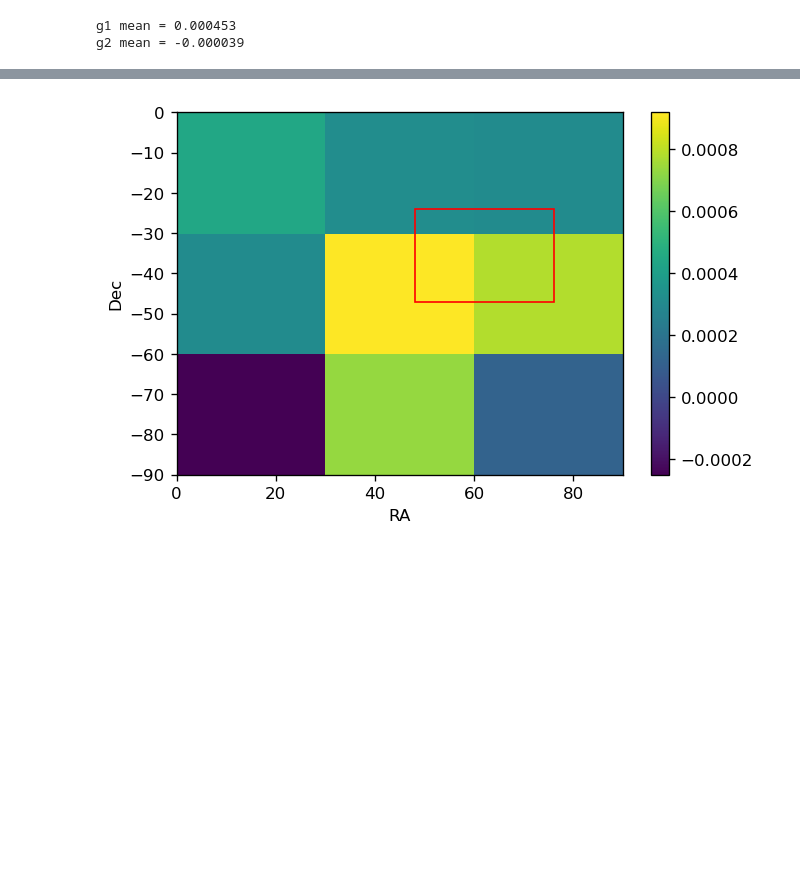
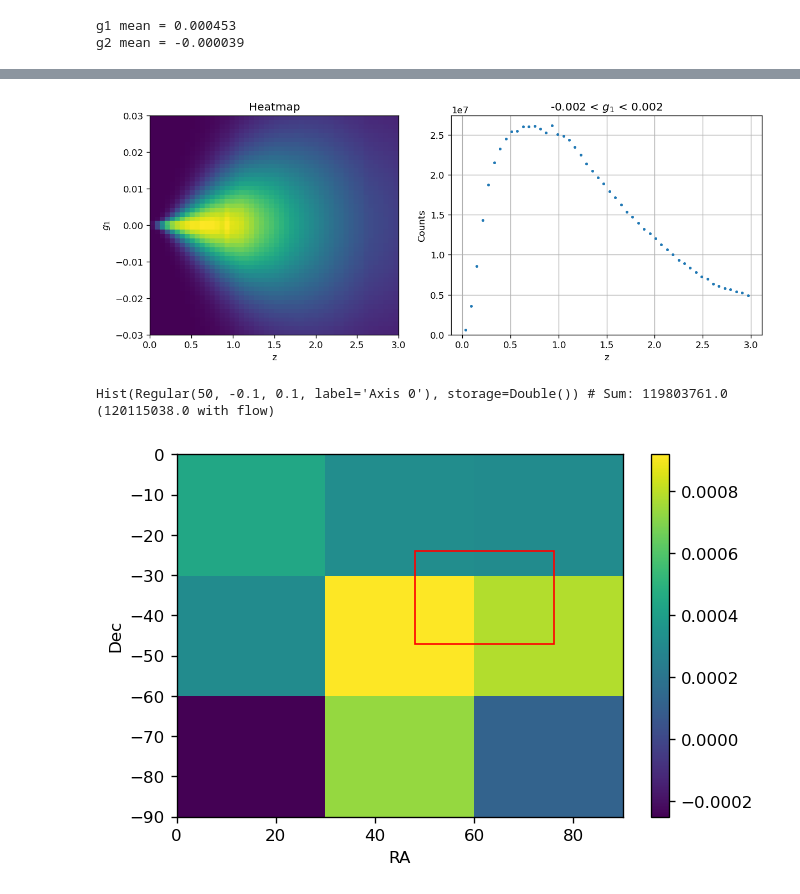
Before and after one commit to cwwalter/seagull-study, a Jupyter notebook: Seagull.ipynb, the cells around one changed output, grey strips where cells are left out. Saved outputs shown, nothing was run; the diff lists cells and outputs as text; code cells hidden in the pictures; blank space fills up the shorter version.

```diff
--- a/Seagull.ipynb
+++ b/Seagull.ipynb
@@ -152,18 +185,0 @@ Text(0, 0.5, '$\\langle g_1 \\rangle$')
-# %%
-import hvplot.dask
-import hvplot.pandas
-
-num_bins = 50
-
-#x_range = np.linspace(45, 80, num_bins)
-#y_range = np.linspace(-45, -24, num_bins)
-
-x_range = np.linspace(-.04, .04, num_bins)
-y_range = np.linspace(-.04, .04, num_bins)
-
-df['x'] = df.g1.map_partitions(pd.cut, bins=x_range, labels=y_range[:-1])
-df['y'] = df.g2.map_partitions(pd.cut, bins=y_range, labels=x_range[:-1])
-
-grouped = df.groupby(['x', 'y']).g1.count().compute()
-map = grouped.unstack()
-map.hvplot.heatmap(y='index', x='columns', width=800, height=500, rot =70, xformatter='%0.3f', logz=True)
@@ -173,0 +186,7 @@ map.hvplot.heatmap(y='index', x='columns', width=800, height=500, rot =70, xform
+# %%
+@dask_hist
+def dask_heatmap(df):
+
+    h = Hist.new.Reg(50, 0, 3, name='Redshift', label='z').Reg(50, -0.03, 0.03, name='$g_1$').Double()
+    h.fill(df.z, df.g1)
+    return h
@@ -174 +208,28 @@ map.hvplot.heatmap(y='index', x='columns', width=800, height=500, rot =70, xform
+# %%
+fig = plt.figure(figsize=(10, 4), constrained_layout=True)
+gs = fig.add_gridspec(1, 2, width_ratios=[0.8, 1])
+ax0 = fig.add_subplot(gs[0, 0])
+ax1 = fig.add_subplot(gs[0, 1])
+
+dask_heatmap(df).plot(ax=ax0, cbar=False)
+ax0.set_title('Heatmap')
+
+hist_z(df.query('-0.002 < g1 < 0.002')).plot(ax=ax1, histtype='errorbar', markersize=4)
+ax1.set_xlabel('z')
+ax1.set_ylabel('Counts')
+ax1.set_title('-0.002 < $g_1$ < 0.002')
+ax1.grid(True)
+# %% [output]
+[figure, added]
+# %%
+@dask_hist
+def g1_slice(selected):
+
+    h = Hist.new.Reg(50, -0.1, 0.1).Double()
+    h.fill(selected.g1)
+    return h
+
+g1_slice(df.query('z>2.95'))
+# %% [output]
+Hist(Regular(50, -0.1, 0.1, label='Axis 0'), storage=Double()) # Sum: 119803761.0 (120115038.0 with flow)
 # %%
```
Also changed, not shown: parts of 15 cells of this notebook.
